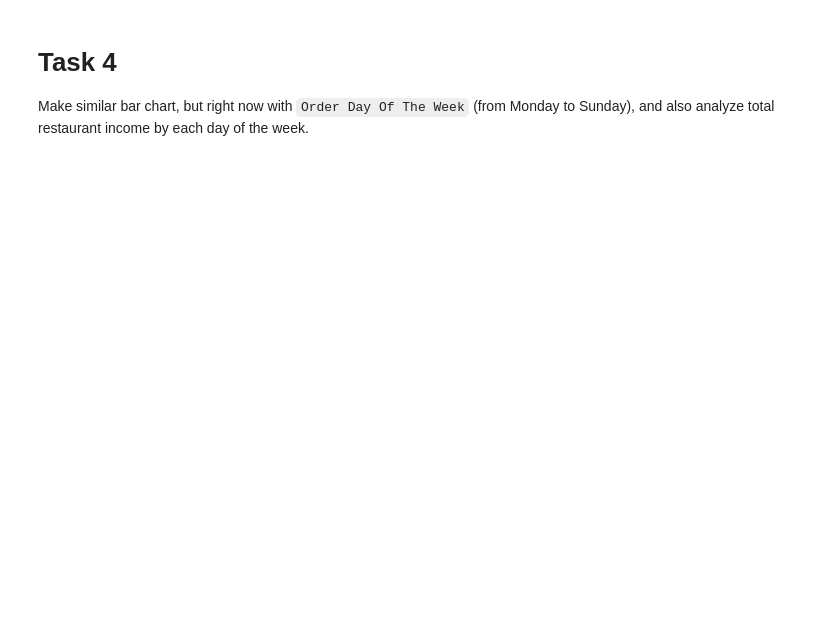
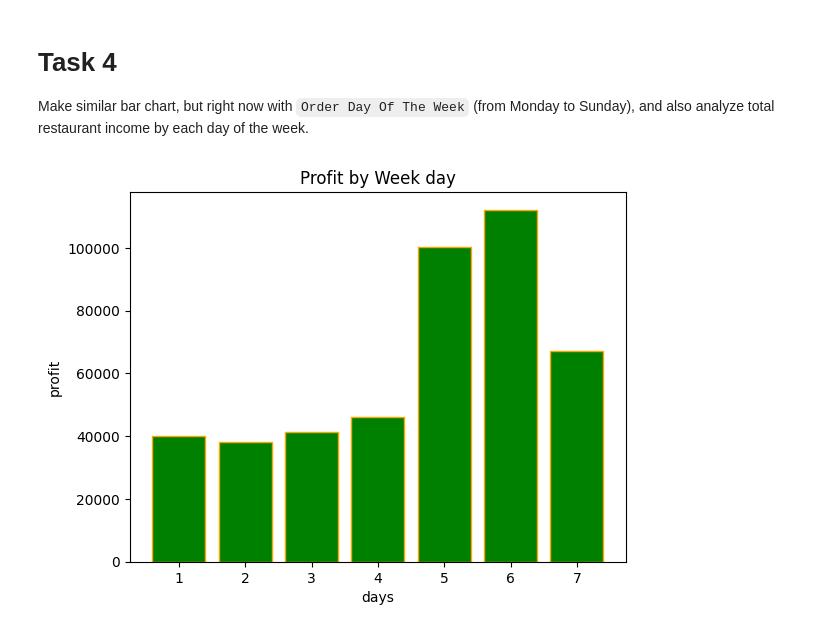
Before and after one commit to mate-academy/py-restaurant-data-analysis, a Jupyter notebook: app/main.ipynb, the cells around one changed output. Drawn from its saved outputs; the diff is of its cells as text; code cells hidden in the pictures; blank space fills up the shorter version.

```diff
--- a/app/main.ipynb
+++ b/app/main.ipynb
@@ -79,0 +105,15 @@ Make similar bar chart, but right now with `Order Day Of The Week` (from Monday
+# %%
+df["week_day"] = df["datetime"].dt.dayofweek + 1
+
+sold_on_week_day = df.groupby("week_day")["item_price"].sum()
+categories = sold_on_week_day.index.tolist()
+
+plt.title("Profit by Week day")
+plt.xlabel("days")
+plt.xticks(categories)
+plt.ylabel("profit")
+plt.bar(categories, sold_on_week_day, width=0.8, color="green", edgecolor="orange")
+
+plt.show()
+# %% [output]
+[figure, added]
```
Also changed, not shown: parts of 6 cells of this notebook, 1 other file.
